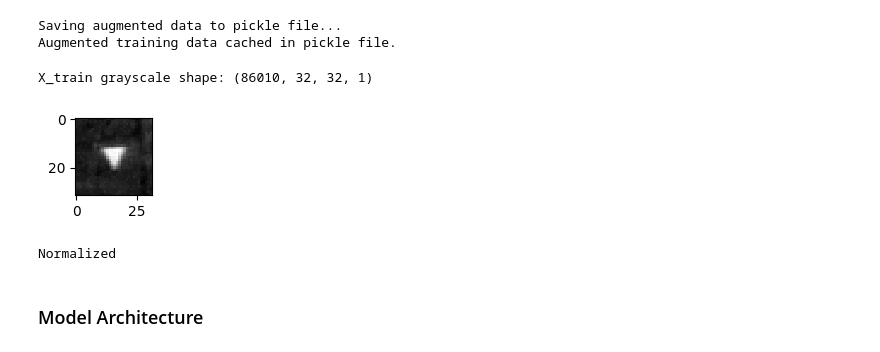
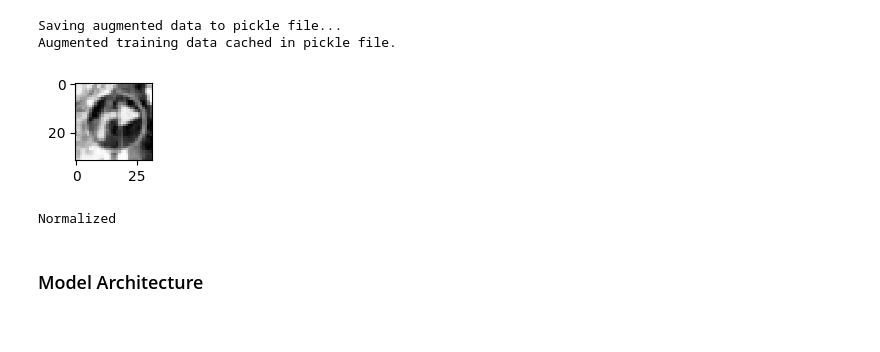
Before and after one commit to jmolsen/CarND-Traffic-Sign-Classifier-Project, a Jupyter notebook: Traffic_Sign_Classifier.ipynb, the cells around one changed output. Cells and saved outputs as stored; diff of their text form; code cells hidden in the pictures.

```diff
--- a/Traffic_Sign_Classifier.ipynb
+++ b/Traffic_Sign_Classifier.ipynb
@@ -287,38 +287,54 @@ def grayscale(image_data):
 
 if not is_data_grayscale:
     X_train = grayscale(X_train)
-    print("X_train grayscale shape:", X_train.shape)
     X_valid = grayscale(X_valid)
     X_test = grayscale(X_test)
     is_data_grayscale = True
+
+
+### Equalize histogram
+is_data_equalized = False
+
+def equalize_histogram(image_data):
+    for i in range(len(image_data)):
+        image_data[i,:,:,0] = cv2.equalizeHist(image_data[i,:,:,0].astype(np.uint8))
+        #print(equalized_image.shape)
+        #image_data[i,:,:,0]= equalized_image
+    return image_data
+
+if not is_data_equalized:
+    X_train = equalize_histogram(X_train)
+    X_valid = equalize_histogram(X_valid)
+    X_test = equalize_histogram(X_test)
+    is_data_equalized = True
 
 
 ### Normalize image data
 is_data_normalized = False
 
 def normalize_grayscale(image_data):
     ### Normalize the image data with Min-Max scaling to a range of [0.1, 0.9]
     a = 0.1
     b = 0.9
     X_min = 0
     X_max = 255
     return (a + (image_data - X_min)*(b - a) / (X_max - X_min))
 
 if not is_data_normalized:
     X_train = normalize_grayscale(X_train)
     X_valid = normalize_grayscale(X_valid)
     X_test = normalize_grayscale(X_test)
     is_data_normalized = True
 
+
 normalized_image = X_train[index][:,:,0]
 plt.figure(figsize=(1,1))
 plt.imshow(normalized_image, cmap="gray")
 plt.show()
 print("Normalized")
 # %% [output]
+[figure, new version]
-X_train grayscale shape: (86010, 32, 32, 1)
+Normalized
-[figure, old version]
-Normalized
 # %%
 ### Shuffle training data.
 
```
Also changed, not shown: parts of 8 cells of this notebook, 12 other files.
